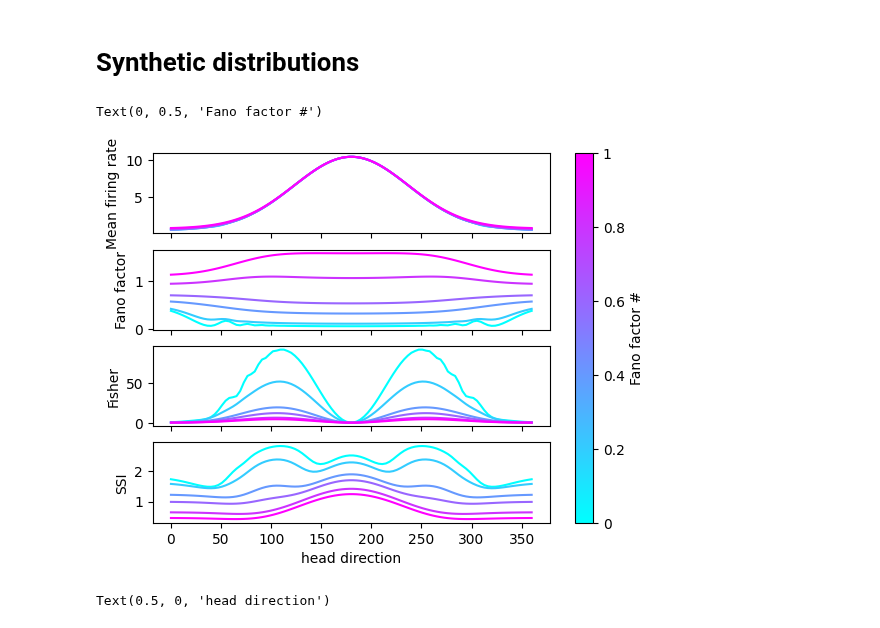
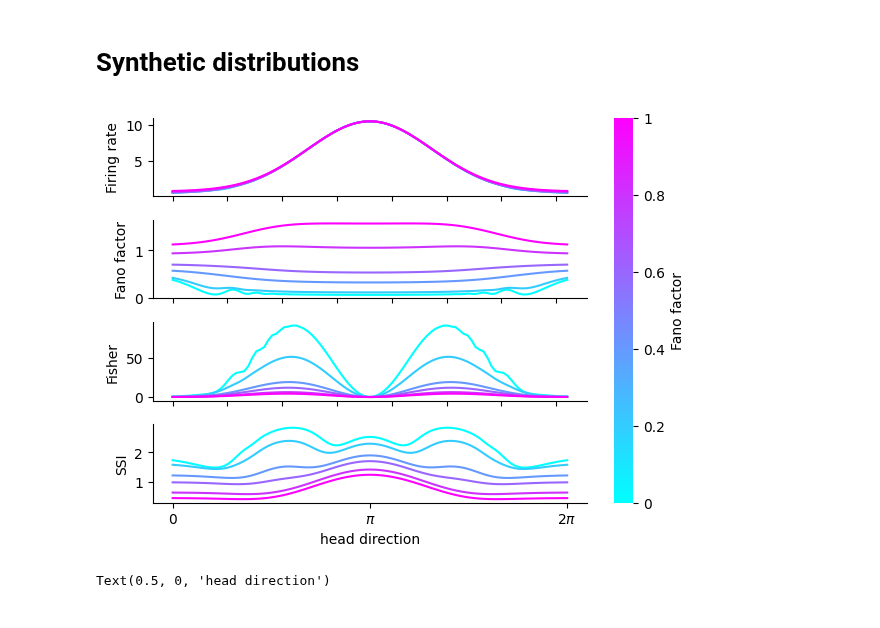
Before and after one commit to davindicode/UCM-interpret, a Jupyter notebook: analysis/ssi.ipynb, the cells around one changed output. Saved outputs shown, nothing was run; the diff lists cells and outputs as text; code cells hidden in the pictures.

```diff
--- a/analysis/ssi.ipynb
+++ b/analysis/ssi.ipynb
@@ -69,7 +69,7 @@ data_dir = '/scratches/ramanujan_2/vn283/HDC_PartIII/preprocessed/'
 mouse_id = 'Mouse12'
 session_id = 120806
 phase = 'wake'
-subset = 'hdc'
+subset = 'nonhdc'
 
 bin_size = 160  # ms
 single_spikes = False
@@ -86,18 +86,18 @@ data_dir = '/scratches/ramanujan_2/vn283/HDC_PartIII/preprocessed/'
 dataset_dict = HDC.get_dataset(mouse_id, session_id, phase, subset, bin_size,
                                                single_spikes, path=data_dir)
 
-basis_mode = 'eq'
-C=2
+basis_mode = 'ec'
+C=3
 model_dict = {
                 'seed': 123,
                 'll_mode': f'U-{basis_mode}-{C}',  # stands for universal count model with exponential-quadratic expansion and C = 3
                 'filt_mode': '',  # GLM couplings
                 'map_mode': 'svgp-64',  # a sparse variational GP mapping with 64 inducing points
-                'x_mode': 'hd',  # observed covariates (behaviour)
+                'x_mode': 'hd-omega-speed-x-y-time',  # observed covariates (behaviour)
                 'z_mode': '',  # latent covariates
                 'hist_len': 0,
                 'folds': 5,
-                'delays': [-3, -2, -1, 0, 1, 2, 3],
+                'delays': [0],
                 'neurons': dataset_dict['neurons'],
                 'max_count': dataset_dict['max_count'],
                 'bin_size': dataset_dict['bin_size'],
@@ -249,7 +473,14 @@ def geometric(r, s):
     p = 1 / (rate(s)+1)
     return p*(1-p)**r
 # %%
-fig, ax = plt.subplots(4, 1, sharex=True)
+import matplotlib.gridspec as gridspec
+
+fig = plt.figure(figsize=(7,5))
+
+gs = gridspec.GridSpec(4, 1, fig, hspace=0.3)
+
+ax = [fig.add_subplot(gs[0]), fig.add_subplot(gs[1]), fig.add_subplot(gs[2]), fig.add_subplot(gs[3])]
+
 K = 150
 rs = np.arange(0, K)
 probs = np.empty((inputs.size, rs.size))
@@ -274,37 +505,48 @@ for i, FF in enumerate([0.05, 0.1, 0.3, 0.5, 1, 1.5]):
 
     fisher_poisson = T*(np.gradient(mean) / dtheta)**2 / mean
     grad = np.gradient(np.nan_to_num(np.log(probs), neginf=0.0), axis=0) / dtheta
     fisher = (grad**2 * probs).sum(-1)
 
     prior = np.ones(inputs.shape) / inputs.shape
     posterior = probs * prior[:, None]
     norm_const = np.sum(posterior, axis=0)
     posterior = np.nan_to_num(posterior / norm_const[None, :], nan=0.0)
 
     i_sp = np.log2(inputs.size) + np.sum(posterior * np.nan_to_num(np.log2(posterior), neginf=0.0), axis=0)
     SSI = np.sum(probs * i_sp[None, :], axis=1)
 
 
     #fisher[np.where(fisher > 3000)] = np.nan
     #ax[0].set_title('Poisson distribution')
     ax[0].plot(angles, mean, color=colors[i])
-    ax[0].set_ylabel('Mean firing rate')
+    ax[0].set_ylabel('Firing rate')
     ax[1].plot(angles, FF, color=colors[i])
     ax[1].set_ylabel('Fano factor')
     ax[2].plot(angles, fisher, color=colors[i])
     ax[2].set_ylabel('Fisher')
     ax[3].plot(angles, SSI, color=colors[i])
     ax[3].set_ylabel('SSI')
+
+    for i in range(3):
+        ax[i].set_xticklabels([])
+
+    ax[3].set_xticks([0, 180, 360])
+    ax[3].set_xticklabels(['0', '$\pi$', '$2\pi$'])
     ax[3].set_xlabel('head direction')
+
+    for i in range(4):
+        ax[i].spines[['top', 'right']].set_visible(False)
 
 sm = plt.cm.ScalarMappable(cmap=plt.cm.cool)
 cbar = fig.colorbar(sm, ax=ax[:], )
 cbar.set_ticks([0, 0.2, 0.4, 0.6, 0.8, 1])
 cbar.ax.set_yticklabels(['0', '0.2', '0.4', '0.6', '0.8', '1'])  # vertically oriented colorbar
-cbar.ax.set_ylabel('Fano factor #')
+cbar.ax.set_ylabel('Fano factor')
+cbar.outline.set_visible(False)
+
+fig.savefig("/homes/vn283/UCM-interpret/figures/ssi_validation.pdf", format="pdf", bbox_inches="tight")
 # %% [output]
-Text(0, 0.5, 'Fano factor #')
-[figure, old version]
+[figure, new version]
 # %%
 import scipy.stats
 # %%
```
Also changed, not shown: parts of 7 cells of this notebook, 10 other files.
